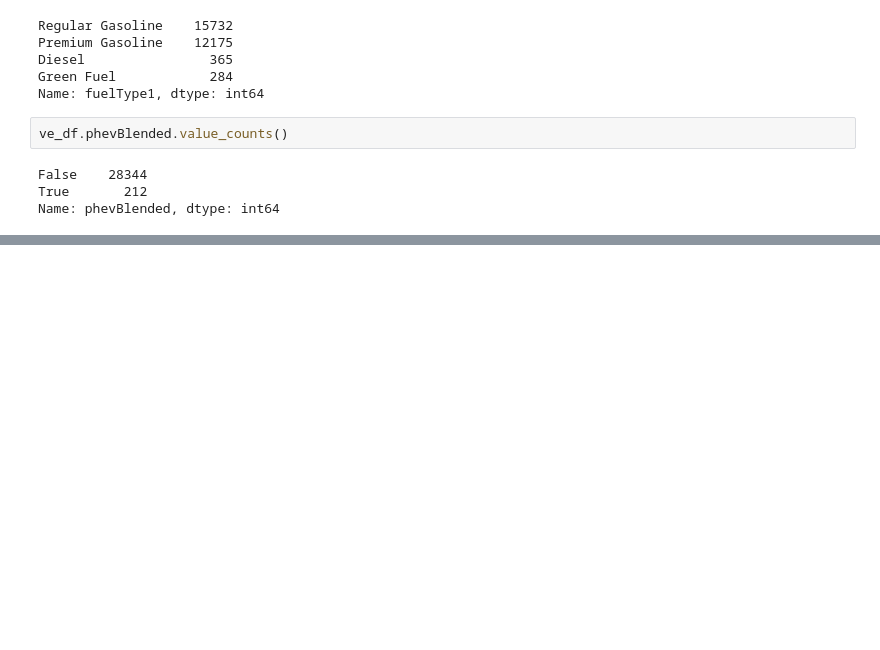
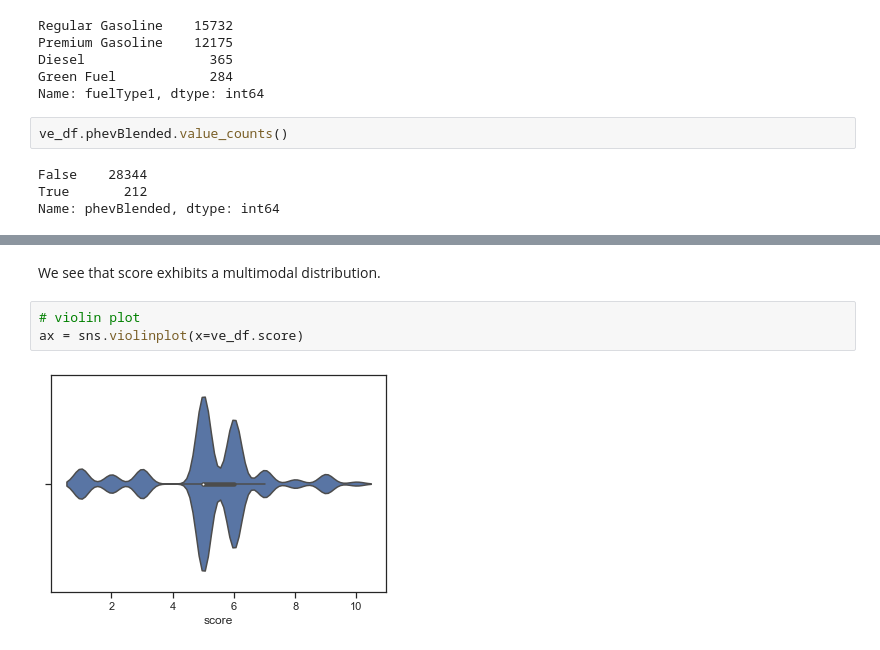
Before and after one commit to montimaj/ist5520-fs21-g4-mlproj, a Jupyter notebook: Project_Data_Analysis_IST5520_FS21_g4.ipynb, the cells around one changed output, grey strips where cells are left out. Cells and saved outputs as stored; diff of their text form; blank space fills up the shorter version.

```diff
--- a/Project_Data_Analysis_IST5520_FS21_g4.ipynb
+++ b/Project_Data_Analysis_IST5520_FS21_g4.ipynb
@@ -424,0 +501,7 @@ ve_df.head()
+# %% [markdown]
+We see that score exhibits a multimodal distribution.
+# %%
+# violin plot
+ax = sns.violinplot(x=ve_df.score)
+# %% [output]
+[figure, added]
```
Also changed, not shown: parts of 33 cells of this notebook, 2 other files.
